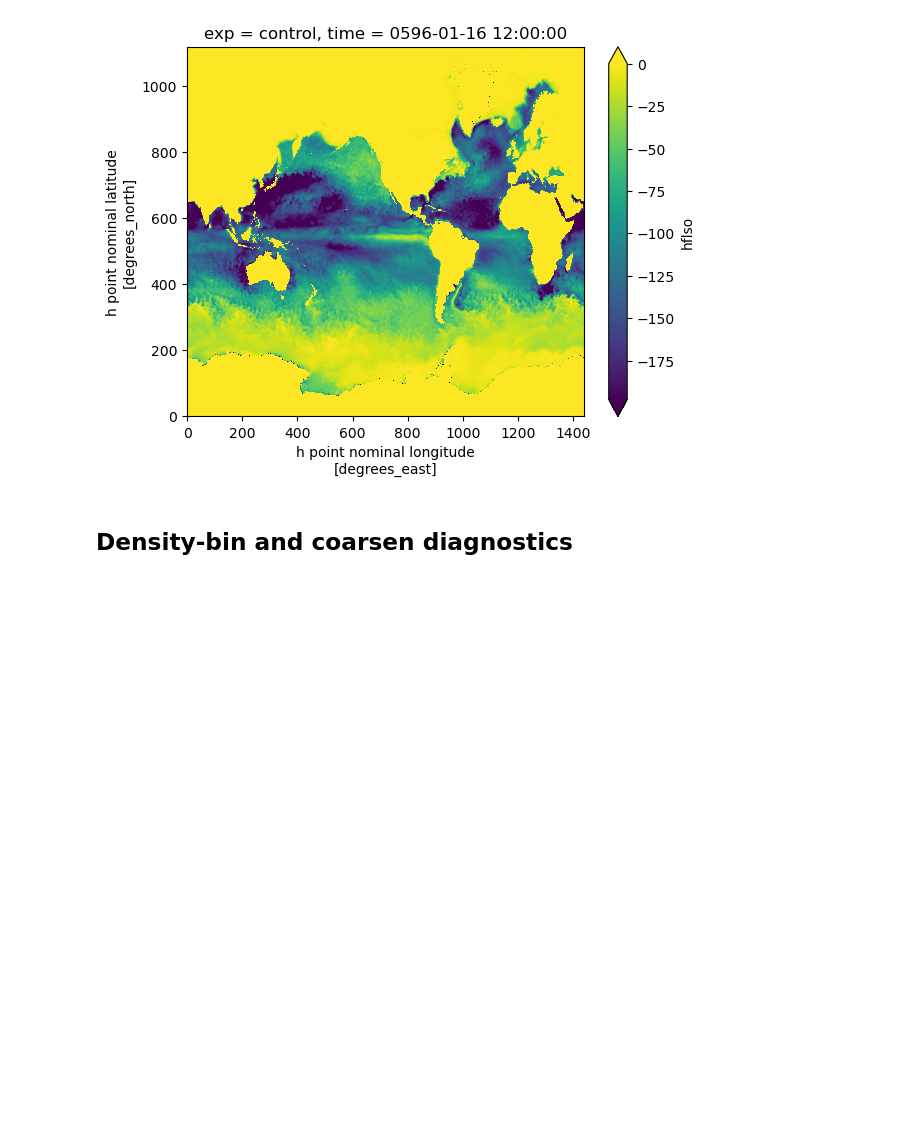
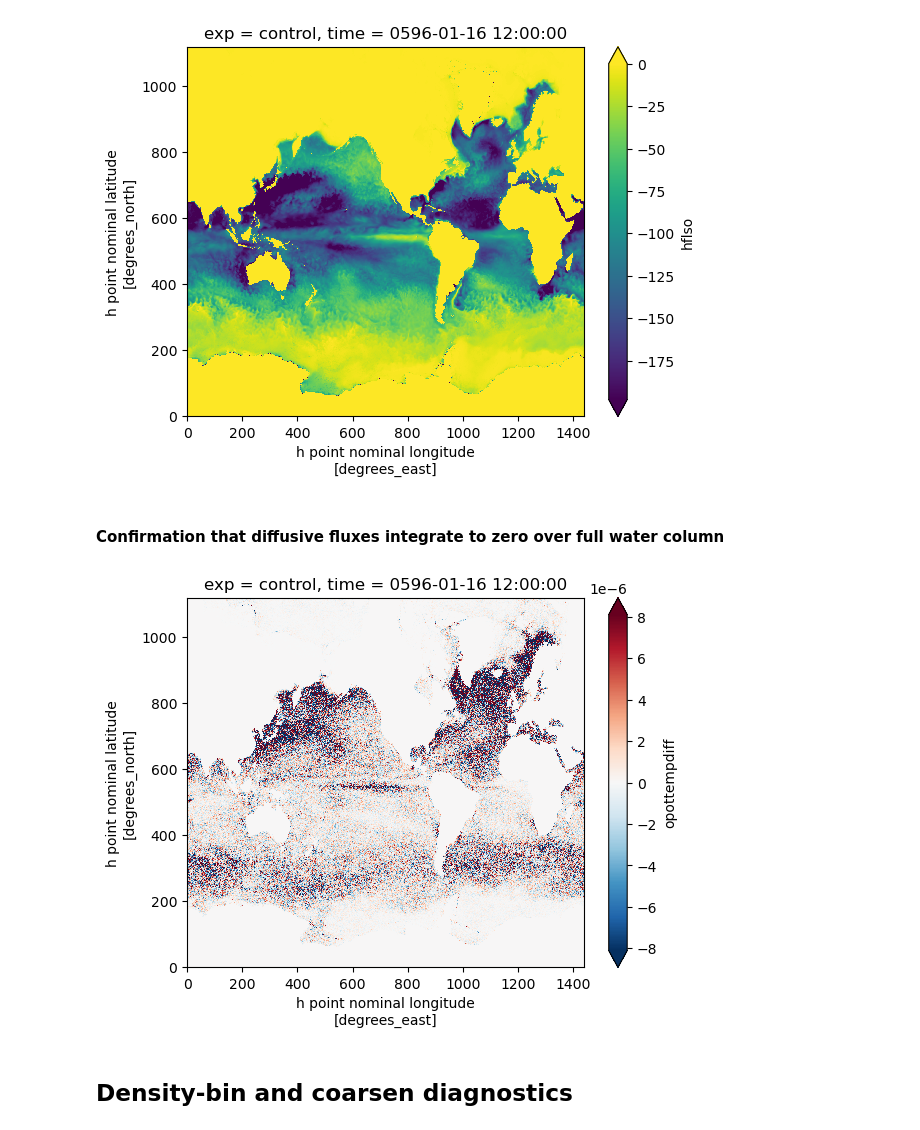
Before and after one commit to hdrake/CM4Xutils, a Jupyter notebook: examples/coarsen_budget_diags.ipynb, the cells around one changed output. Cells and saved outputs as stored; diff of their text form; code cells hidden in the pictures; blank space fills up the shorter version.

```diff
--- a/examples/coarsen_budget_diags.ipynb
+++ b/examples/coarsen_budget_diags.ipynb
@@ -58,6 +58,12 @@ grid._ds["hflso"].isel(exp=0, time=0).sum("z_l").plot(robust=True)
 # %% [output]
 <matplotlib.collections.QuadMesh at 0x...>
 [figure]
+# %% [markdown]
+#### Confirmation that diffusive fluxes integrate to zero over full water column
+# %%
+grid._ds["opottempdiff"].isel(exp=0, time=0).sum("z_l").plot(robust=True);
+# %% [output]
+[figure, added]
 # %% [markdown]
 ## Density-bin and coarsen diagnostics
 # %%
```
Also changed, not shown: parts of 5 cells of this notebook, 10 other files.
